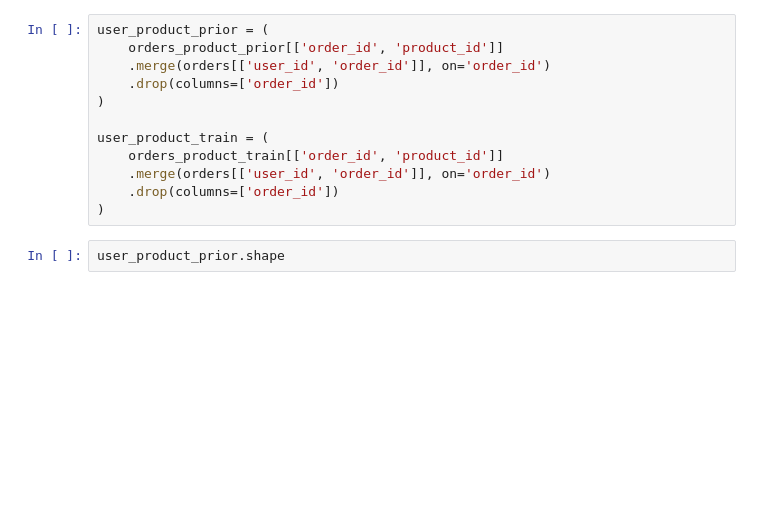
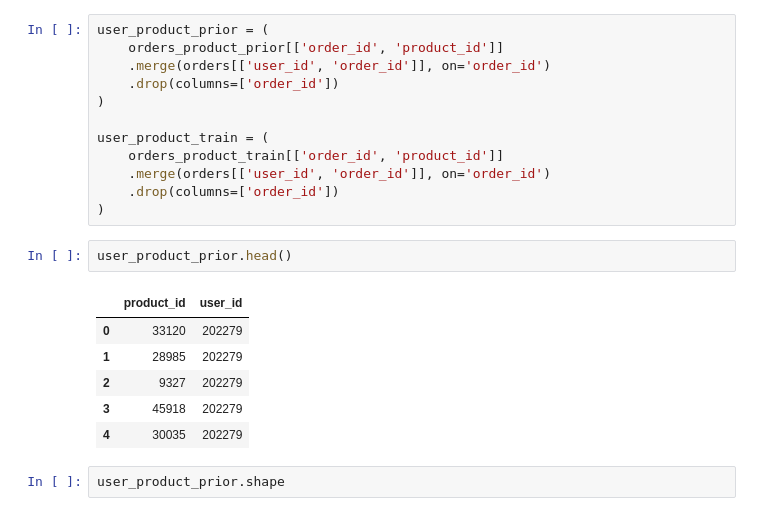
Before and after one commit to AlphaLabsUY/recsys, a Jupyter notebook: recommendation_system_instacart.ipynb, the cells around one changed output. Saved outputs shown, nothing was run; the diff lists cells and outputs as text; blank space fills up the shorter version.

```diff
--- a/recommendation_system_instacart.ipynb
+++ b/recommendation_system_instacart.ipynb
@@ -186,6 +186,15 @@ user_product_train = (
     .merge(orders[['user_id', 'order_id']], on='order_id')
     .drop(columns=['order_id'])
 )
+# %%
+user_product_prior.head()
+# %% [output]
+|  | product_id | user_id |
+| 0 | 33120 | 202279 |
+| 1 | 28985 | 202279 |
+| 2 | 9327 | 202279 |
+| 3 | 45918 | 202279 |
+| 4 | 30035 | 202279 |
 # %%
 user_product_prior.shape
 # %% [output]
```
Also changed, not shown: parts of 2 cells of this notebook.
